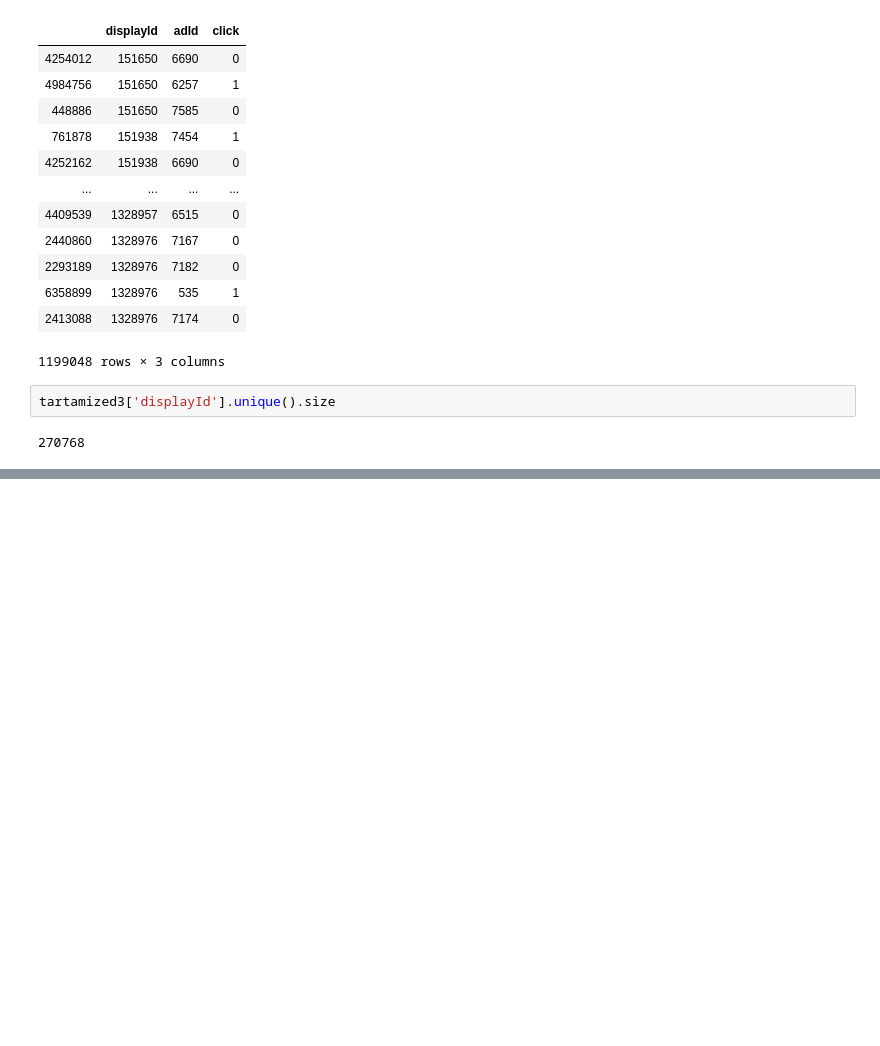
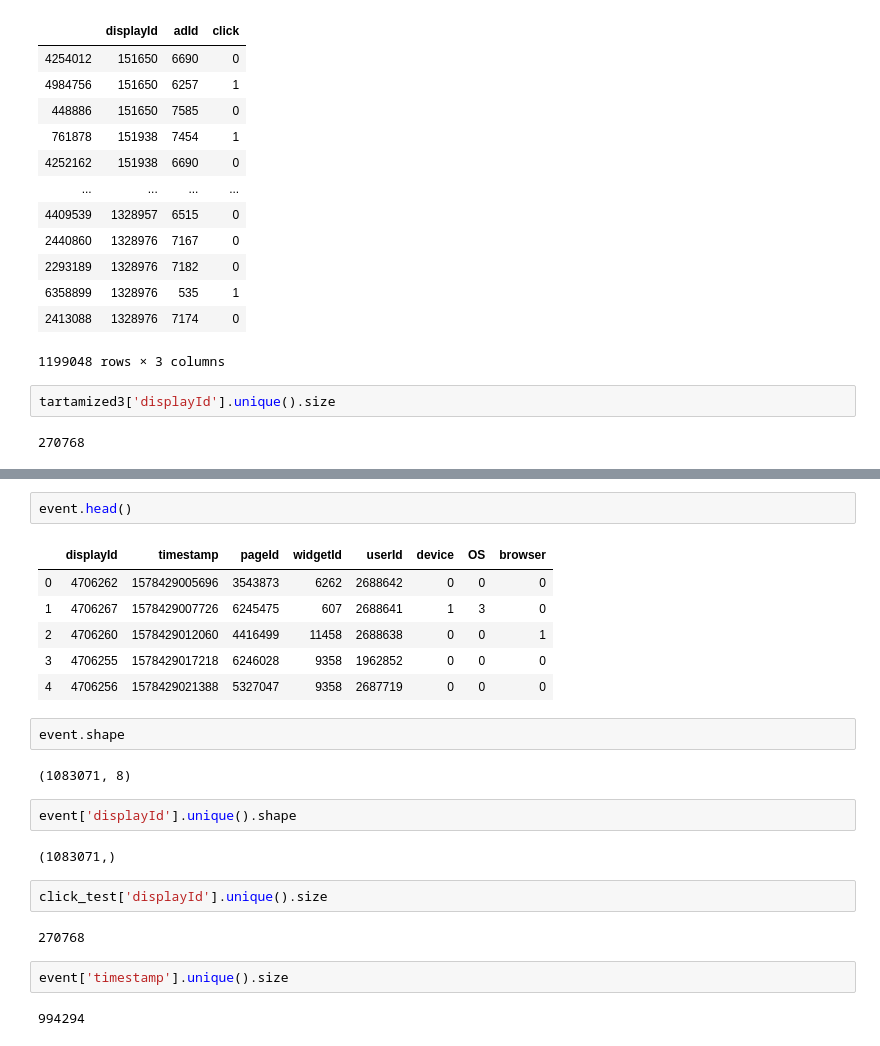
Before and after one commit to kooranifar/komboze, a Jupyter notebook: randomlyFilled.ipynb, the cells around one changed output, grey strips where cells are left out. Cells and saved outputs as stored; diff of their text form; blank space fills up the shorter version.

```diff
--- a/randomlyFilled.ipynb
+++ b/randomlyFilled.ipynb
@@ -632,0 +698,25 @@ KeyboardInterrupt:
+# %%
+event.head()
+# %% [output]
+|  | displayId | timestamp | pageId | widgetId | userId | device | OS | browser |
+| 0 | 4706262 | 1578429005696 | 3543873 | 6262 | 2688642 | 0 | 0 | 0 |
+| 1 | 4706267 | 1578429007726 | 6245475 | 607 | 2688641 | 1 | 3 | 0 |
+| 2 | 4706260 | 1578429012060 | 4416499 | 11458 | 2688638 | 0 | 0 | 1 |
+| 3 | 4706255 | 1578429017218 | 6246028 | 9358 | 1962852 | 0 | 0 | 0 |
+| 4 | 4706256 | 1578429021388 | 5327047 | 9358 | 2687719 | 0 | 0 | 0 |
+# %%
+event.shape
+# %% [output]
+(1083071, 8)
+# %%
+event['displayId'].unique().shape
+# %% [output]
+(1083071,)
+# %%
+click_test['displayId'].unique().size
+# %% [output]
+270768
+# %%
+event['timestamp'].unique().size
+# %% [output]
+994294
```
Also changed, not shown: parts of 20 cells of this notebook, 4 other files.
